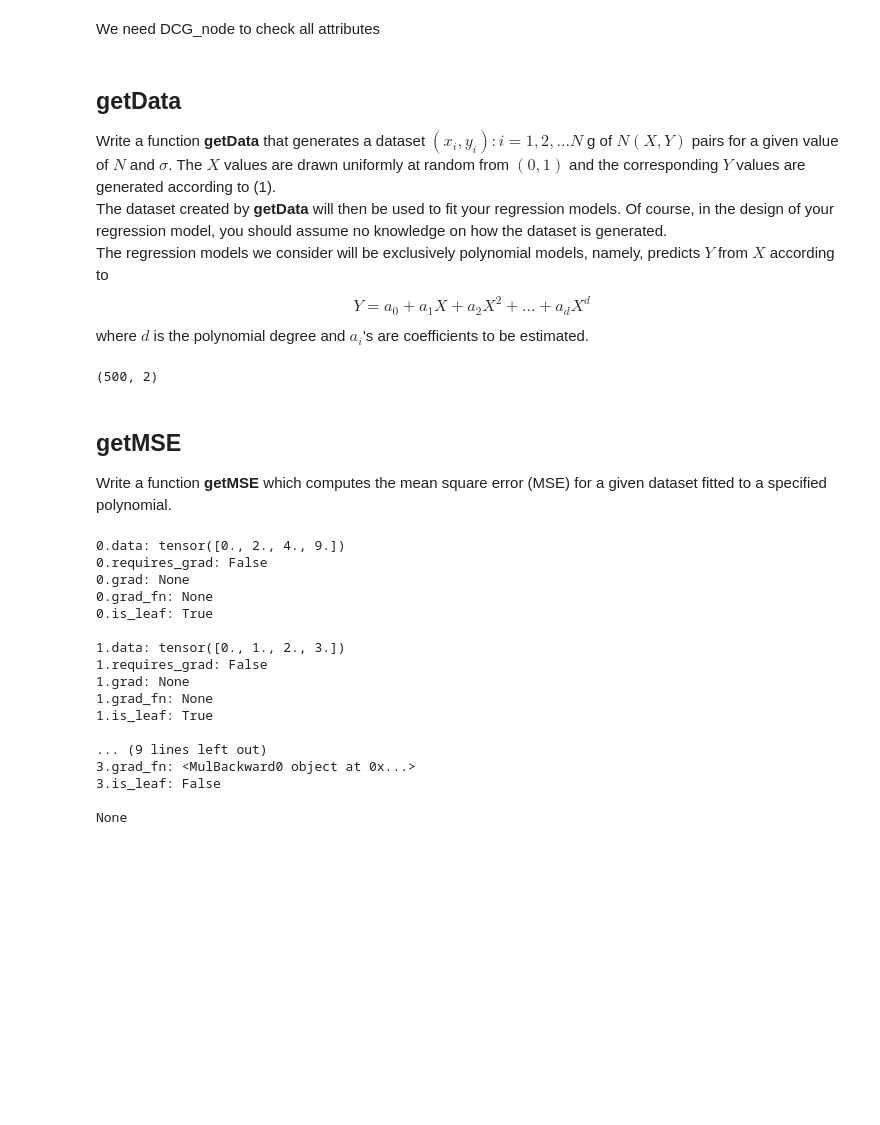
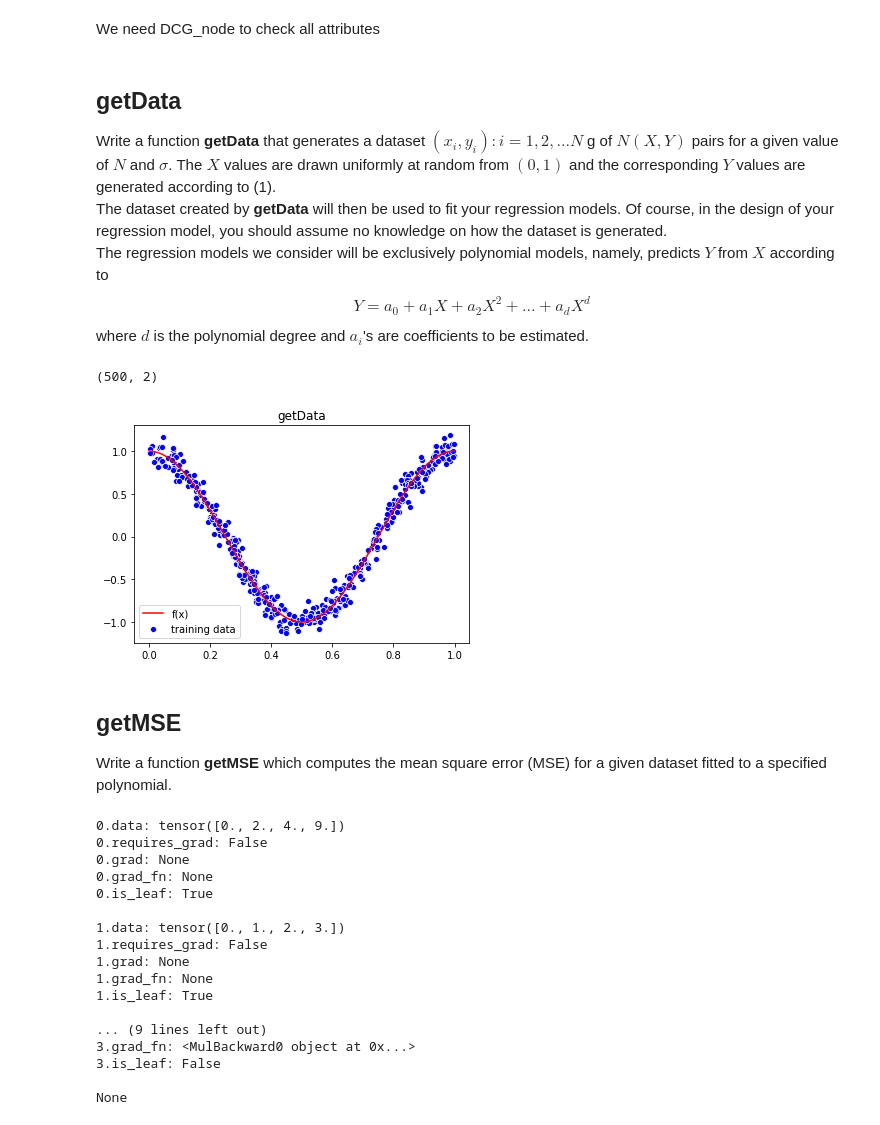
Before and after one commit to liushuyu6666/AI_relative, a Jupyter notebook: algorithm_explore/Gaussian_Regression.ipynb, the cells around one changed output. Drawn from its saved outputs; the diff is of its cells as text; code cells hidden in the pictures; blank space fills up the shorter version.

```diff
--- a/algorithm_explore/Gaussian_Regression.ipynb
+++ b/algorithm_explore/Gaussian_Regression.ipynb
@@ -28,8 +27,8 @@ def DCG_node(listValue):
     for (i, v) in enumerate(listValue):
         print(f"{i}.data: {v.data}\n{i}.requires_grad: {v.requires_grad}\n{i}.grad: {v.grad}\n{i}.grad_fn: {v.grad_fn}\n{i}.is_leaf: {v.is_leaf}\n")
 # %% [markdown]
-getData
----------------------------
+## getData
+
 Write a function **getData** that generates a dataset ${(x_i, y_i) : i = 1, 2, ... N}$ g of $N (X, Y)$ pairs for a given value of $N$ and $\sigma$. The $X$ values are drawn uniformly at random from $(0, 1)$ and the corresponding $Y$ values are generated according to (1).
 The dataset created by **getData** will then be used to fit your regression models. Of course, in the design of your regression model, you should assume no knowledge on how the dataset is generated.
 The regression models we consider will be exclusively polynomial models, namely, predicts $Y$ from $X$ according to
@@ -48,12 +47,13 @@ def getData(N: int, sigma: float, plot = False):
         plt.title("getData")
     return [(xi, yi) for (xi, yi) in zip(X, Y)]
 # %%
-np.shape(getData(500, 1))
+np.shape(getData(500, 0.3, plot=True))
 # %% [output]
 (500, 2)
+[figure, added]
 # %% [markdown]
-getMSE
----------------------------------
+## getMSE
+
 Write a function **getMSE** which computes the mean square error (MSE) for a given dataset fitted to a specified polynomial.
 # %%
 # MSE = (1/N) sum ((Y - (1, x, x ^ 2, ... x ^ d) * A) ^ 2)
```
Also changed, not shown: parts of 17 cells of this notebook.
